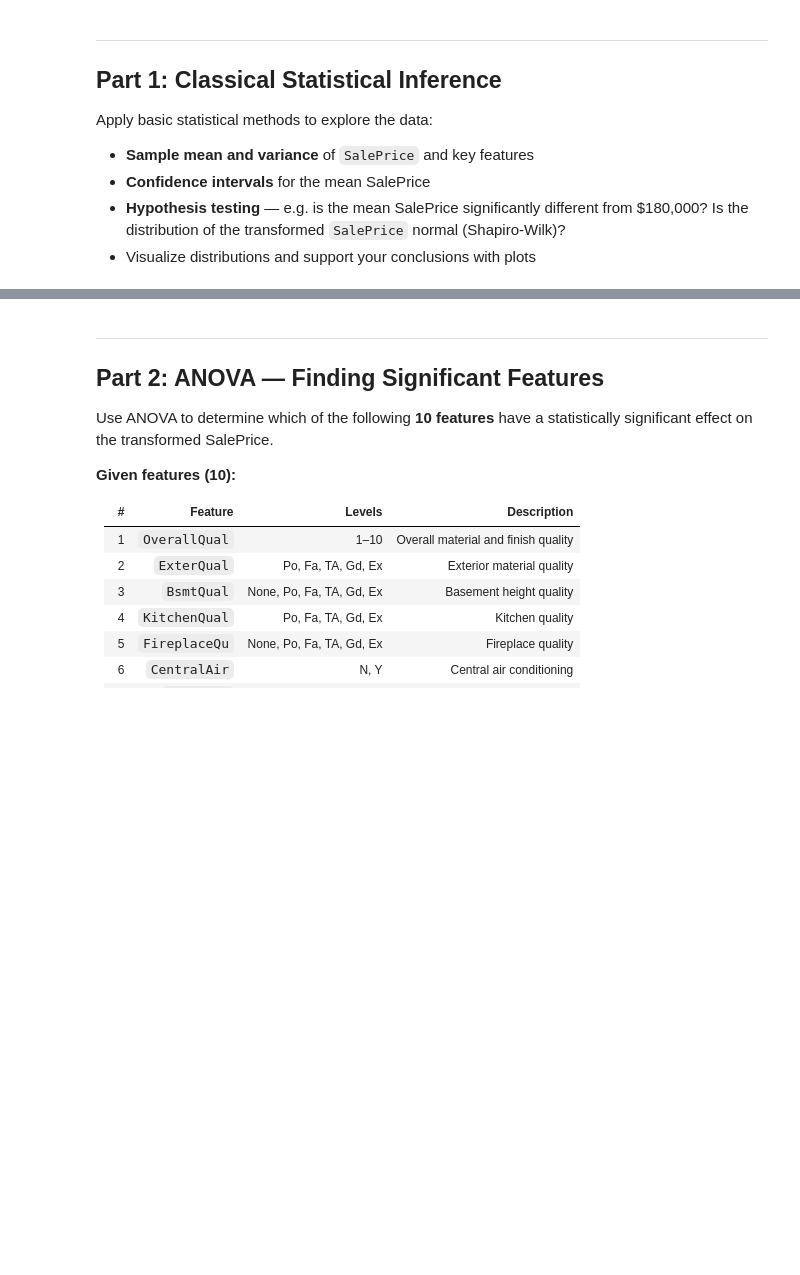
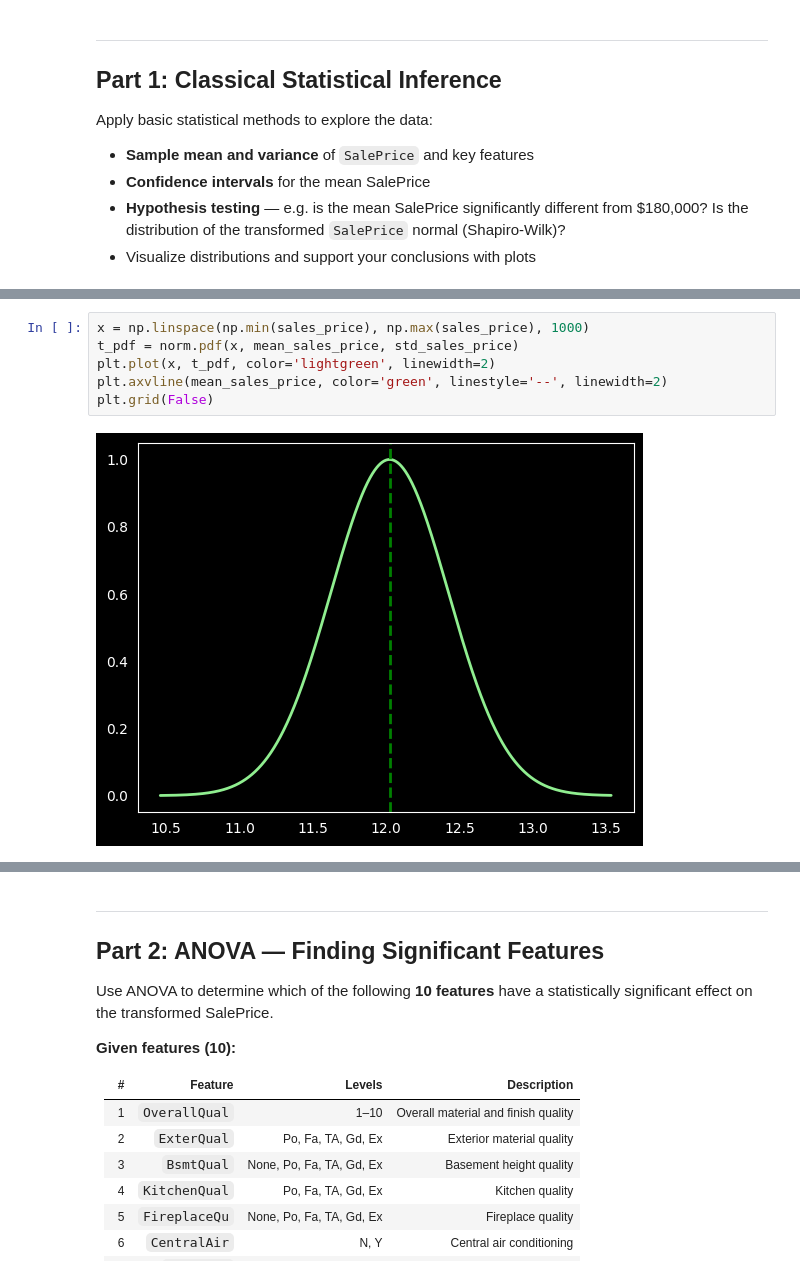
Before and after one commit to cpalescan/cstat, a Jupyter notebook: project_STUDENTID.ipynb, the cells around one changed output, grey strips where cells are left out. Saved outputs shown, nothing was run; the diff lists cells and outputs as text; blank space fills up the shorter version.

```diff
--- a/project_STUDENTID.ipynb
+++ b/project_STUDENTID.ipynb
@@ -84,0 +123,8 @@ Apply basic statistical methods to explore the data:
+# %%
+x = np.linspace(np.min(sales_price), np.max(sales_price), 1000)
+t_pdf = norm.pdf(x, mean_sales_price, std_sales_price)
+plt.plot(x, t_pdf, color='lightgreen', linewidth=2)
+plt.axvline(mean_sales_price, color='green', linestyle='--', linewidth=2)
+plt.grid(False)
+# %% [output]
+[figure, added]
```
Also changed, not shown: parts of 5 cells of this notebook, 1 other file.
